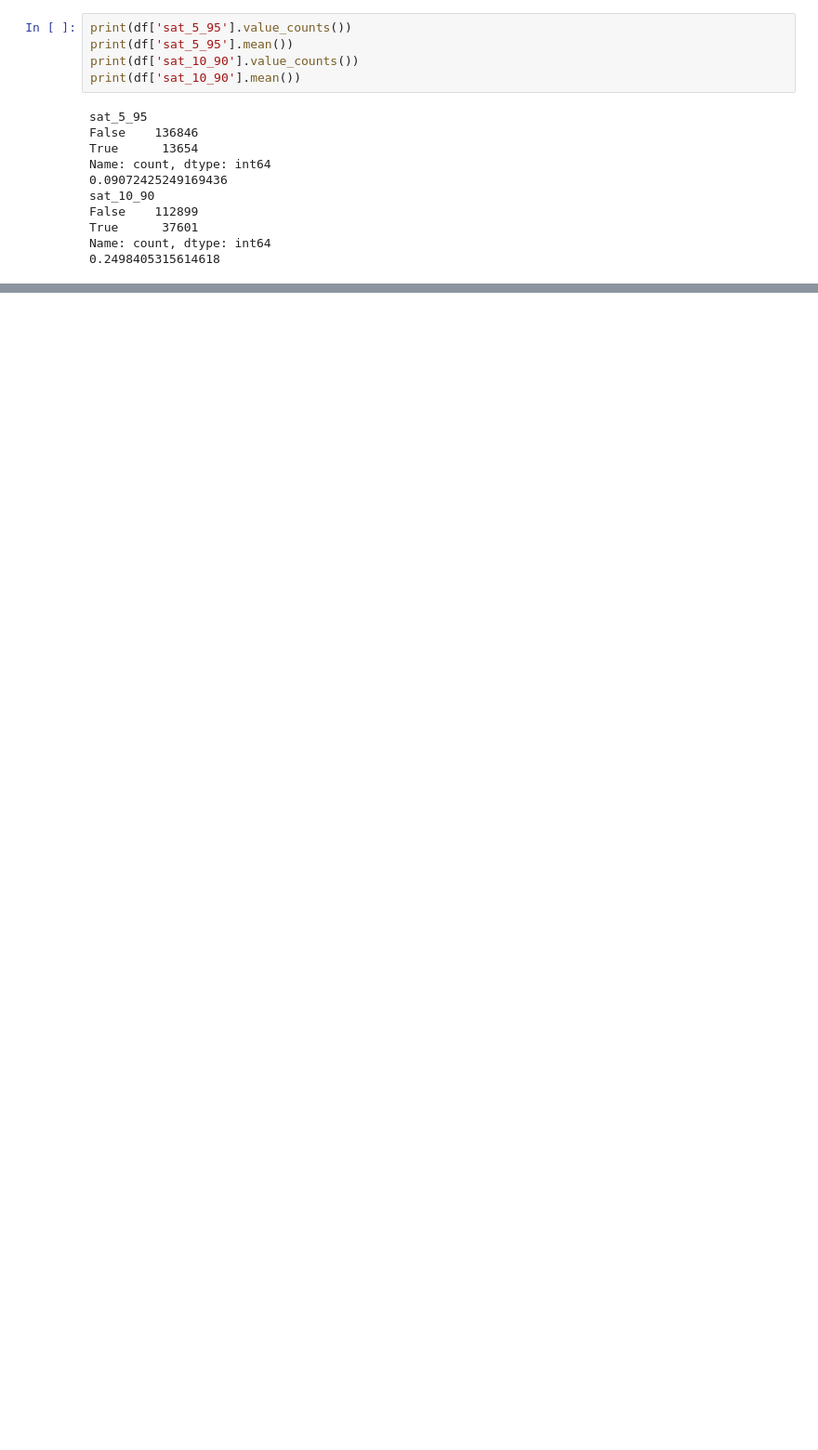
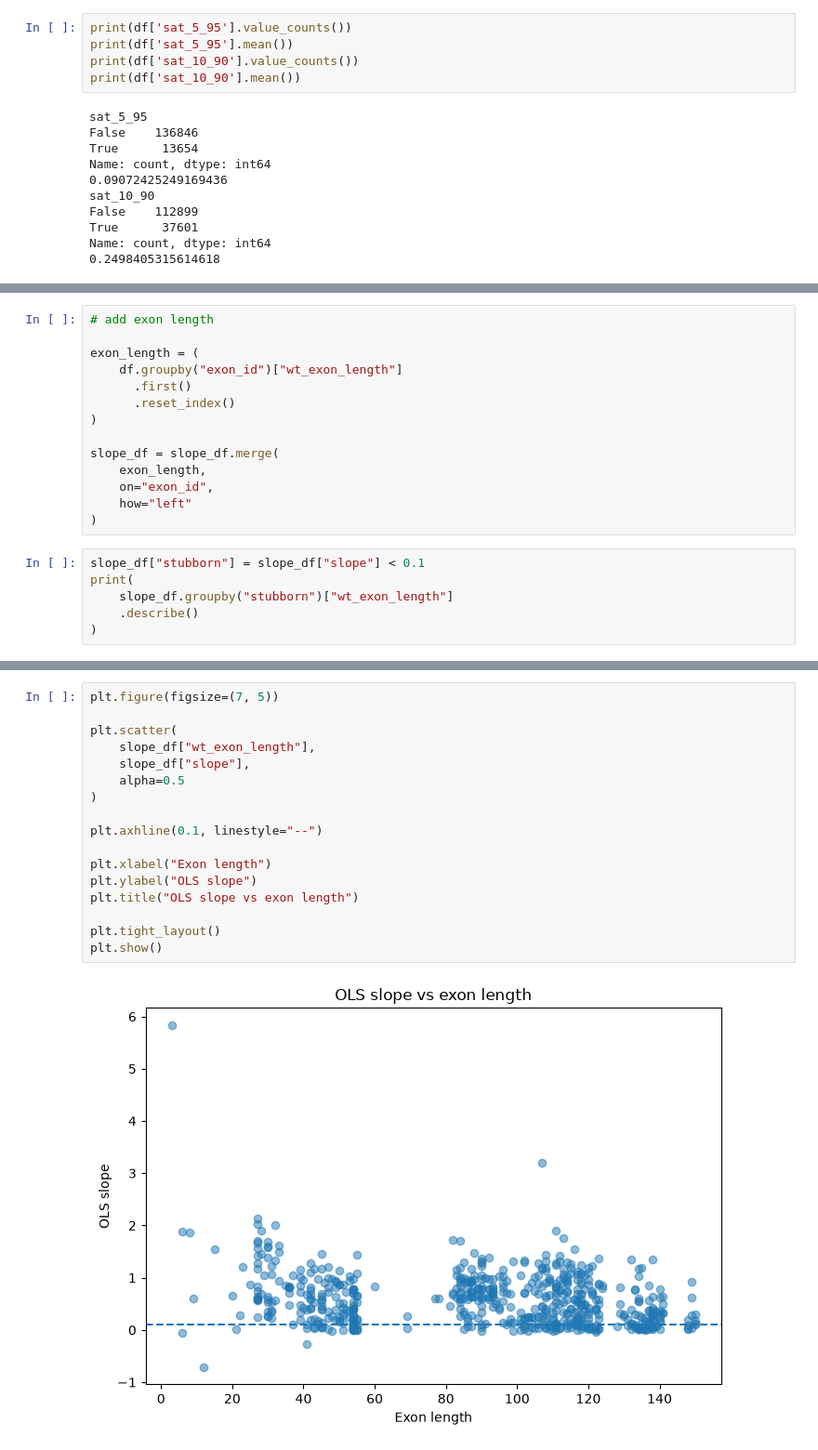
Before and after one commit to log2718/Opensplice-PNAS-data-analysis, a Jupyter notebook: analysis_script/saturation_analysis.ipynb, the cells around one changed output, grey strips where cells are left out. Shown at 93% size. Saved outputs shown, nothing was run; the diff lists cells and outputs as text; blank space fills up the shorter version.

```diff
--- a/analysis_script/saturation_analysis.ipynb
+++ b/analysis_script/saturation_analysis.ipynb
@@ -44,0 +369,20 @@ exon_sat = (df.groupby("exon_id")['sat_5_95','sat_10_90'].mean())
+# %%
+# add exon length
+
+exon_length = (
+    df.groupby("exon_id")["wt_exon_length"]
+      .first()
+      .reset_index()
+)
+
+slope_df = slope_df.merge(
+    exon_length,
+    on="exon_id",
+    how="left"
+)
+# %%
+slope_df["stubborn"] = slope_df["slope"] < 0.1
+print(
+    slope_df.groupby("stubborn")["wt_exon_length"]
+    .describe()
+)
@@ -44,0 +394,19 @@ exon_sat = (df.groupby("exon_id")['sat_5_95','sat_10_90'].mean())
+# %%
+plt.figure(figsize=(7, 5))
+
+plt.scatter(
+    slope_df["wt_exon_length"],
+    slope_df["slope"],
+    alpha=0.5
+)
+
+plt.axhline(0.1, linestyle="--")
+
+plt.xlabel("Exon length")
+plt.ylabel("OLS slope")
+plt.title("OLS slope vs exon length")
+
+plt.tight_layout()
+plt.show()
+# %% [output]
+[figure, added]
```
Also changed, not shown: parts of 23 cells of this notebook, 1 other file.
